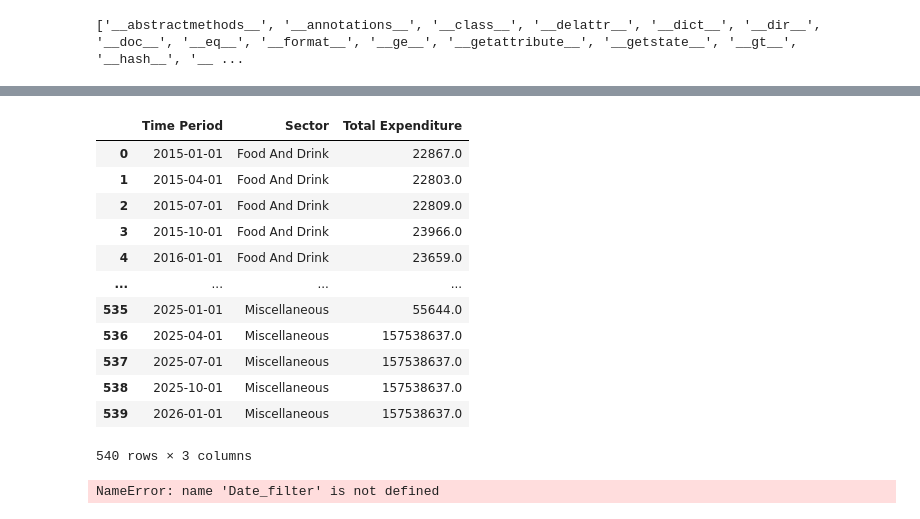
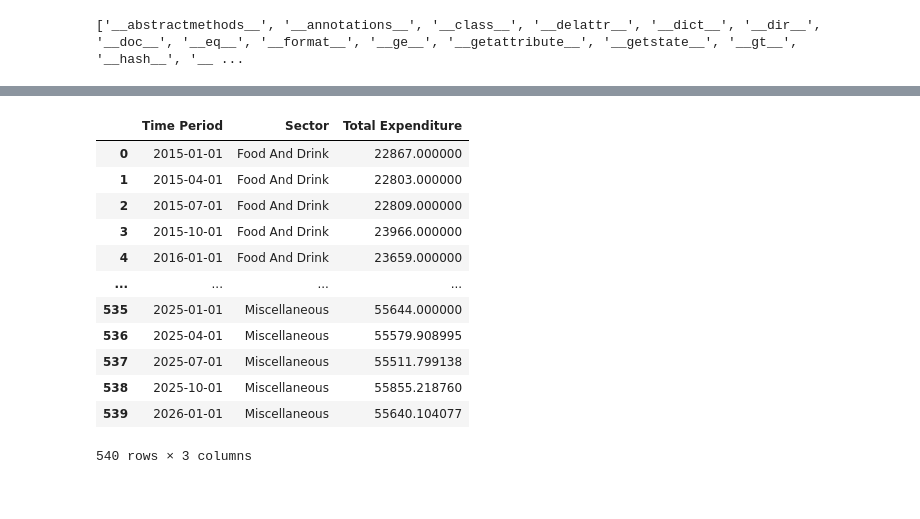
Before and after one commit to Drook93/ONS-Govenment-Public-Spending-Forecast, a Jupyter notebook: Predictive Models/Forecasting Models Updated New.ipynb, the cells around one changed output, grey strips where cells are left out. Cells and saved outputs as stored; diff of their text form; code cells hidden in the pictures.

```diff
--- a/Predictive Models/Forecasting Models Updated New.ipynb
+++ b/Predictive Models/Forecasting Models Updated New.ipynb
@@ -407,0 +438,11 @@ forecast.shape
+# %%
+
+X_full_lagged = X_Full.shift(best_lag).iloc[best_lag:]
+Y_full_adjusted = Y_Full.iloc[best_lag:]
+# %%
+scaler_full = preprocessing.StandardScaler()
+X_full_lagged_scaled = scaler_full.fit_transform(X_full_lagged)
+# %%
+
+Final_model = MultiOutputRegressor(Best_model)
+Final_model.fit(X_full_lagged_scaled, Y_full_adjusted)
@@ -407,0 +451,12 @@ forecast.shape
+# %%
+for _ in range(4):
+
+    X_new = Merged_df[X_Full.columns].shift(best_lag).iloc[-1:]
+    X_new_scaled = scaler_full.transform(X_new)
+    forecast = Final_model.predict(X_new_scaled)
+
+
+    next_time = pd.date_range(Merged_df['Time Period'].iloc[-1], periods=2, freq='QS')[1]
+    new_row = pd.DataFrame([forecast[0]], columns=X_Full.columns)
+    new_row.insert(0, 'Time Period', next_time)
+    Merged_df = pd.concat([Merged_df, new_row], ignore_index=True)
@@ -617,30 +480,28 @@ Consumer_spend_with_future_vals
 # %%
-For_plotting = Consumer_spend_with_future_vals.copy()
+For_plotting = Merged_df.copy()
 For_plotting = pd.melt(
     For_plotting,
     id_vars=["Time Period"],
     value_vars=["Food And Drink", "Alcohol, Tobacco And Narcotics", "Clothing And Footwear", "Housing",	"Furniture, Household Equipment And Maintenance",	"Health",	"Transport",	"Communication",	"Recreation And Culture", "Education",	"Restaurants And Hotels",	"Miscellaneous"],
     var_name="Sector",
     value_name="Total Expenditure",
 )
 
 For_plotting
 # %% [output]
 |  | Time Period | Sector | Total Expenditure |
-| 0 | 2015-01-01 | Food And Drink | 22867.0 |
-| 1 | 2015-04-01 | Food And Drink | 22803.0 |
-| 2 | 2015-07-01 | Food And Drink | 22809.0 |
-| 3 | 2015-10-01 | Food And Drink | 23966.0 |
-| 4 | 2016-01-01 | Food And Drink | 23659.0 |
+| 0 | 2015-01-01 | Food And Drink | 22867.000000 |
+| 1 | 2015-04-01 | Food And Drink | 22803.000000 |
+| 2 | 2015-07-01 | Food And Drink | 22809.000000 |
+| 3 | 2015-10-01 | Food And Drink | 23966.000000 |
+| 4 | 2016-01-01 | Food And Drink | 23659.000000 |
 | ... | ... | ... | ... |
-| 535 | 2025-01-01 | Miscellaneous | 55644.0 |
-| 536 | 2025-04-01 | Miscellaneous | 157538637.0 |
-| 537 | 2025-07-01 | Miscellaneous | 157538637.0 |
-| 538 | 2025-10-01 | Miscellaneous | 157538637.0 |
-| 539 | 2026-01-01 | Miscellaneous | 157538637.0 |
+| 535 | 2025-01-01 | Miscellaneous | 55644.000000 |
+| 536 | 2025-04-01 | Miscellaneous | 55579.908995 |
+| 537 | 2025-07-01 | Miscellaneous | 55511.799138 |
+| 538 | 2025-10-01 | Miscellaneous | 55855.218760 |
+| 539 | 2026-01-01 | Miscellaneous | 55640.104077 |
 540 rows × 3 columns
 # %%
-Date_filter.dtype
+filtered_df = For_plotting[(For_plotting['Time Period'] >= '2025-01-01') & (For_plotting['Time Period'] <= '2026-01-01')]
-# %% [output]
-NameError: name 'Date_filter' is not defined
 # %%
```
Also changed, not shown: parts of 40 cells of this notebook.
